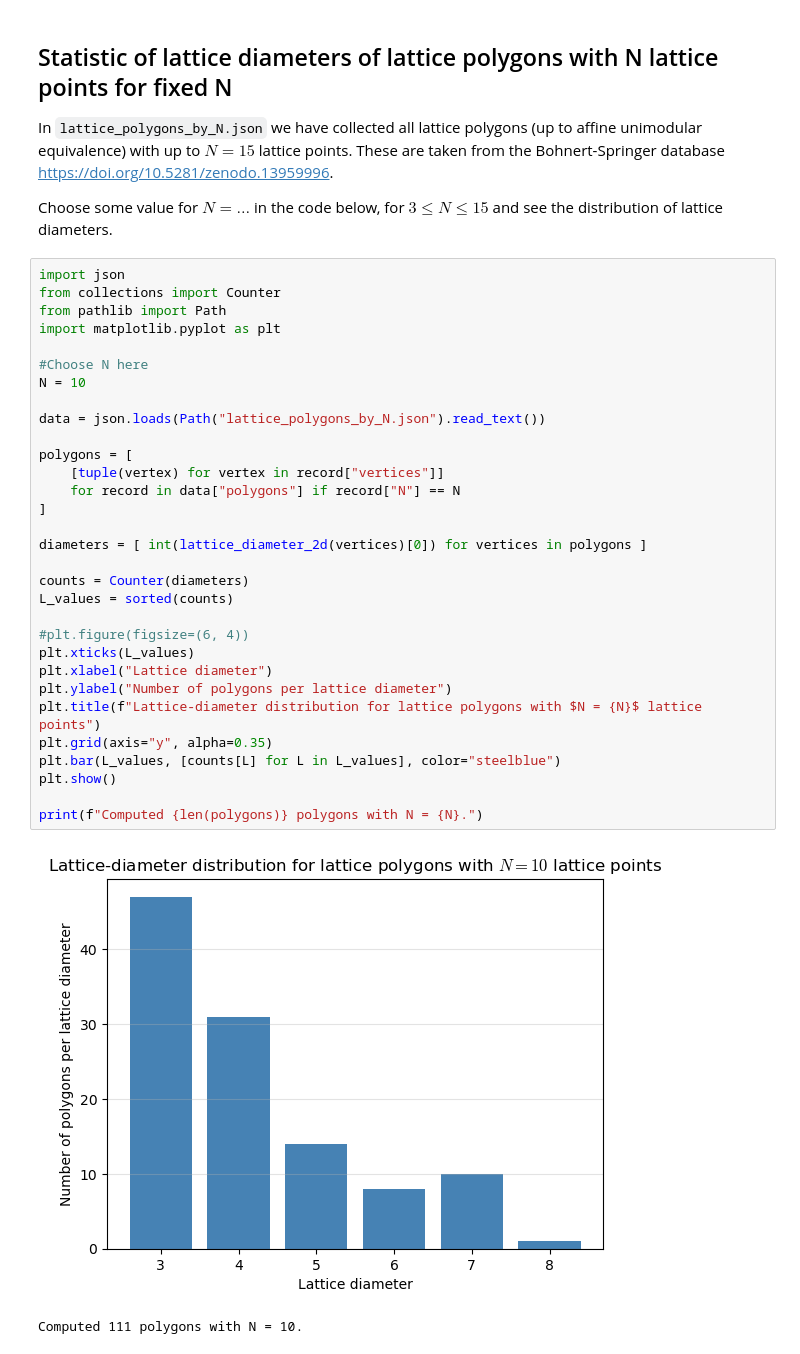
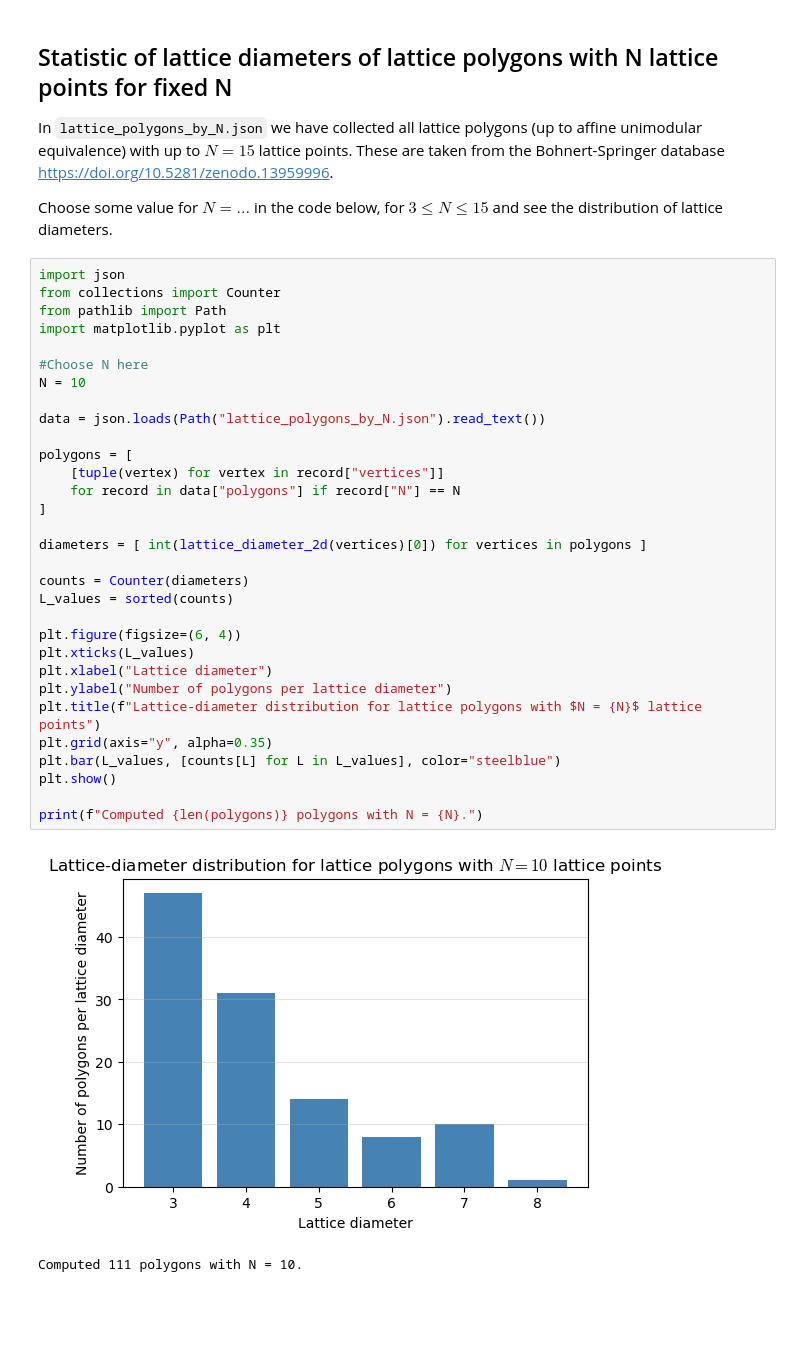
Before and after one commit to aebrose/lattice-diameters, a Jupyter notebook: examples.ipynb, the cells around one changed output. Cells and saved outputs as stored; diff of their text form; blank space fills up the shorter version.

```diff
--- a/examples.ipynb
+++ b/examples.ipynb
@@ -75,33 +75,33 @@ Choose some value for $N= \ldots $ in the code below, for $3 \leq N \leq 15$ and
 import json
 from collections import Counter
 from pathlib import Path
 import matplotlib.pyplot as plt
 
 #Choose N here
 N = 10
 
 data = json.loads(Path("lattice_polygons_by_N.json").read_text())
 
 polygons = [
     [tuple(vertex) for vertex in record["vertices"]]
     for record in data["polygons"] if record["N"] == N
 ]
 
 diameters = [ int(lattice_diameter_2d(vertices)[0]) for vertices in polygons ]
 
 counts = Counter(diameters)
 L_values = sorted(counts)
 
-#plt.figure(figsize=(6, 4))
+plt.figure(figsize=(6, 4))
 plt.xticks(L_values)
 plt.xlabel("Lattice diameter")
 plt.ylabel("Number of polygons per lattice diameter")
 plt.title(f"Lattice-diameter distribution for lattice polygons with $N = {N}$ lattice points")
 plt.grid(axis="y", alpha=0.35)
 plt.bar(L_values, [counts[L] for L in L_values], color="steelblue")
 plt.show()
 
 print(f"Computed {len(polygons)} polygons with N = {N}.")
 # %% [output]
-[figure, old version]
+[figure, new version]
 Computed 111 polygons with N = 10.
```
Also changed, not shown: 1 other file.
